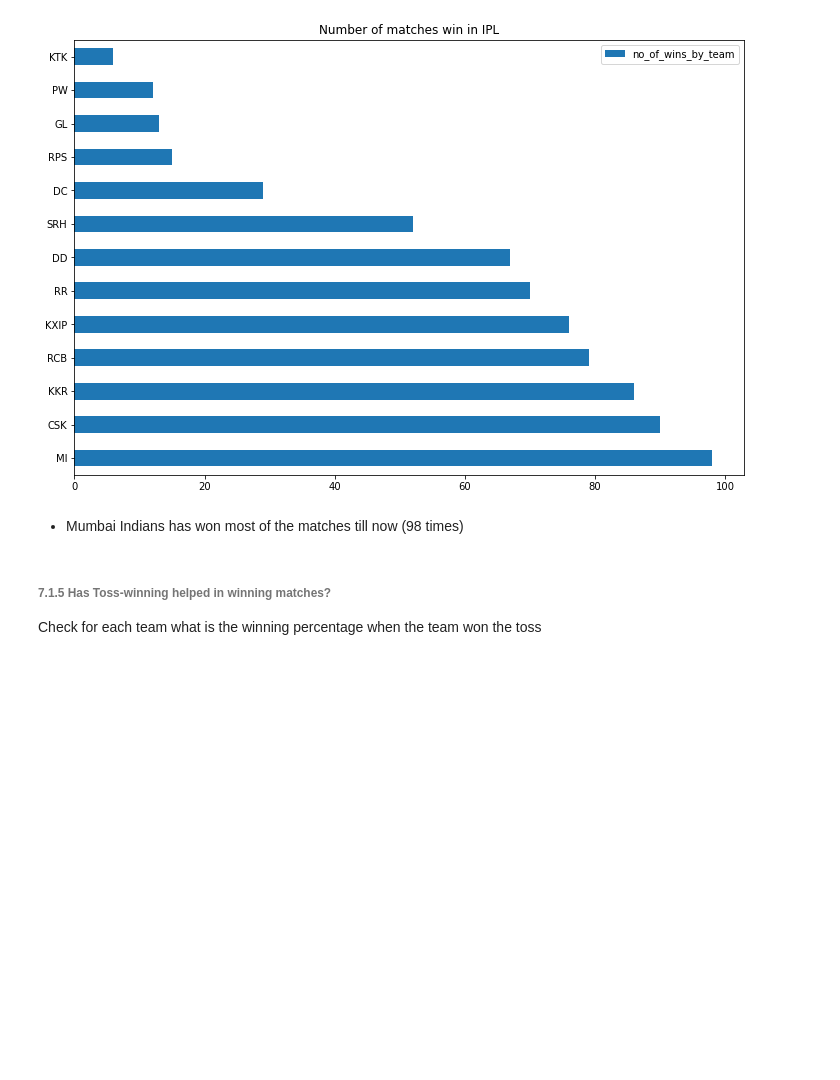
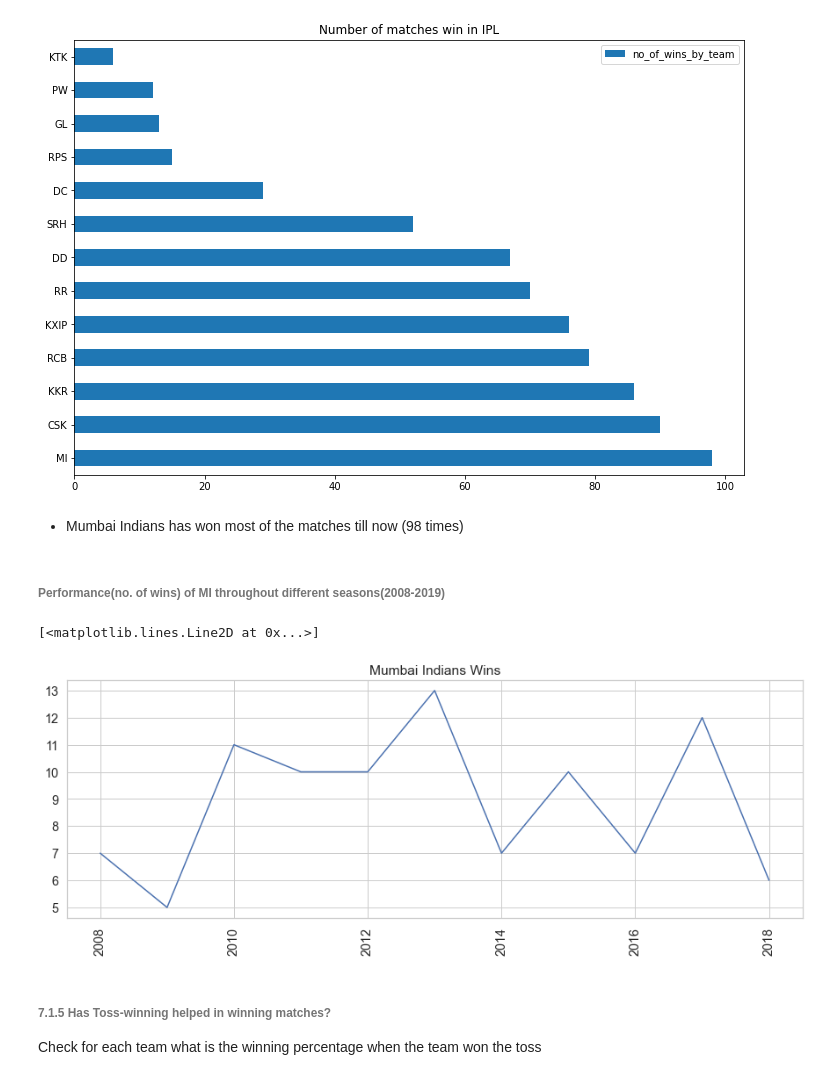
Before and after one commit to ravijagtap/datascience, a Jupyter notebook: IPL_DATA_ANALYSIS/Analysis on IPL Data.ipynb, the cells around one changed output. Drawn from its saved outputs; the diff is of its cells as text; code cells hidden in the pictures; blank space fills up the shorter version.

```diff
--- a/IPL_DATA_ANALYSIS/Analysis on IPL Data.ipynb
+++ b/IPL_DATA_ANALYSIS/Analysis on IPL Data.ipynb
@@ -205,7 +205,13 @@ So for this analysis **Mumbai Indians** is the team we will be doing analysis fo
 import pandas as pd
 import numpy as np
 import matplotlib.pyplot as plt
+%matplotlib inline
+
 import seaborn as sns
+sns.set(style='whitegrid', font_scale=1.3, color_codes=True)
+
+import warnings
+warnings.filterwarnings('ignore')
 # %% [markdown]
 ---
 <a name = Section4></a>
@@ -623,6 +629,21 @@ no_of_wins_by_team.plot(kind="barh", title="Number of matches win in IPL", figsi
 [figure]
 # %% [markdown]
 - Mumbai Indians has won most of the matches till now (98 times)
+# %% [markdown]
+###### Performance(no. of wins) of MI throughout different seasons(2008-2019)
+# %%
+winner_per_season=matches.pivot_table(index=['winner','season'],aggfunc='size')
+winner_per_season=pd.DataFrame(winner_per_season)
+winner_per_season.rename(columns={0:'wins'},inplace=True)
+winner_per_season.reset_index(inplace=True)
+mi_wins=winner_per_season[winner_per_season['winner']=='MI']
+plt.figure(figsize=(15,5))
+plt.xticks(rotation=90)
+plt.title('Mumbai Indians Wins')
+plt.plot('season','wins',data=mi_wins)
+# %% [output]
+[<matplotlib.lines.Line2D at 0x...>]
+[figure, added]
 # %% [markdown]
 ######  7.1.5 Has Toss-winning helped in winning matches?
 Check for each team what is the winning percentage when the team won the toss
```
Also changed, not shown: parts of 17 cells of this notebook.
